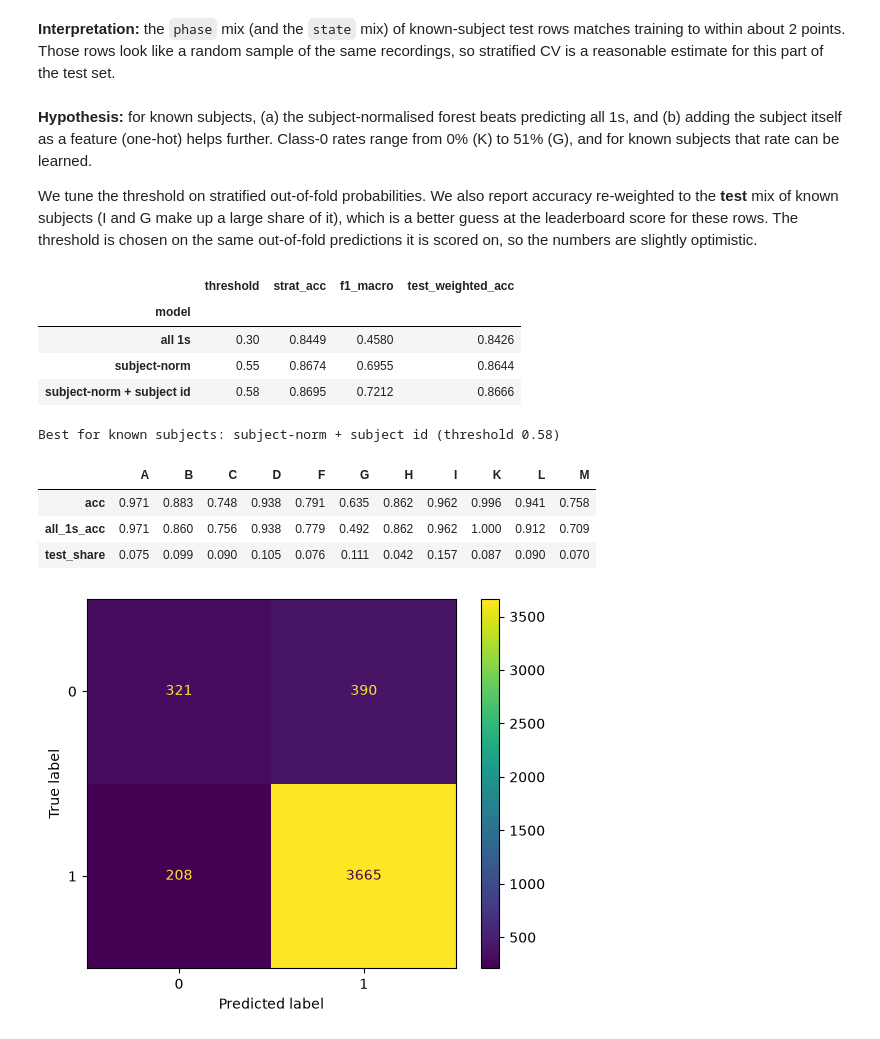
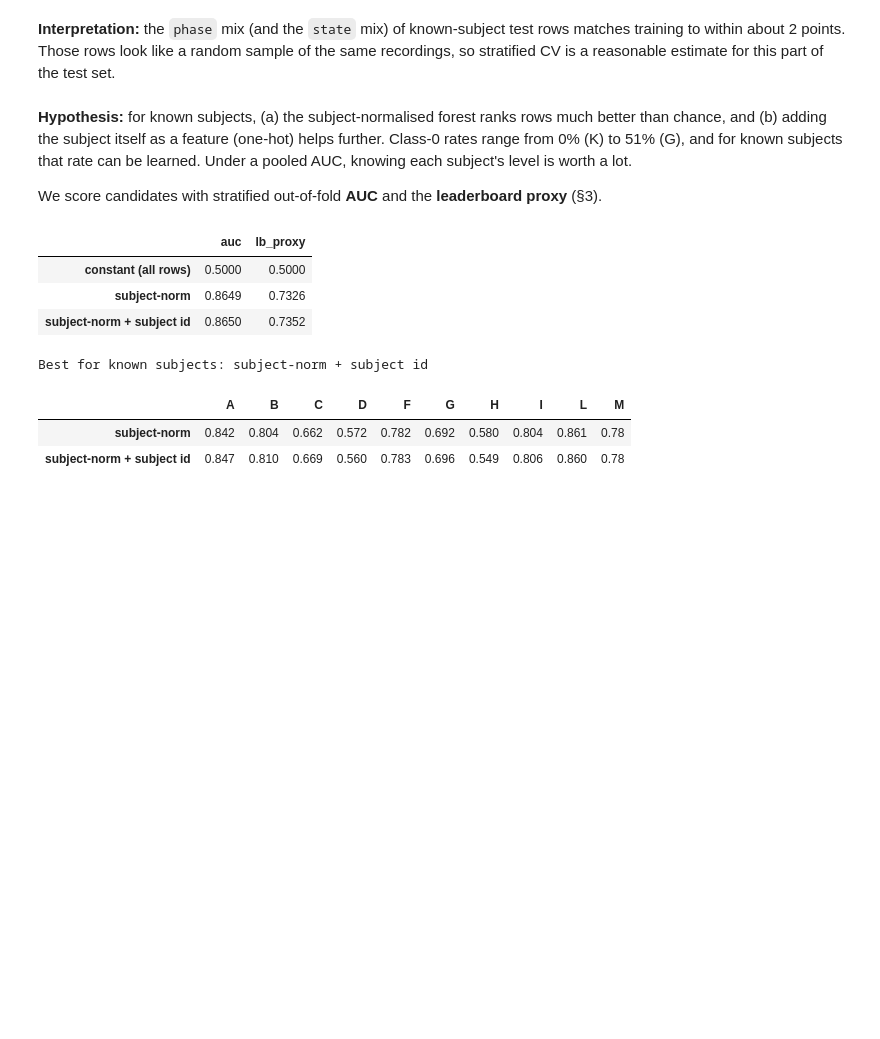
Before and after one commit to ayoolaore/ml_classifier_experiments, a Jupyter notebook: src/random_forest.ipynb, the cells around one changed output. Drawn from its saved outputs; the diff is of its cells as text; code cells hidden in the pictures; blank space fills up the shorter version.

```diff
--- a/src/random_forest.ipynb
+++ b/src/random_forest.ipynb
@@ -165,6 +202,6 @@ unseen subjects. We tune on grouped CV using the better feature set from Experim
 # %%
 best_rep = max(["raw", "subject-norm"],
-               key=lambda r: pd.DataFrame(results).set_index("model").loc[f"rf default, {r}", "group_acc"])
+               key=lambda r: pd.DataFrame(results).set_index("model").loc[f"rf default, {r}", "group_auc"])
 X_best, X_test_best = (X_norm, X_test_norm) if best_rep == "subject-norm" else (X_raw, X_test_raw)
 print("Using features:", best_rep)
 
@@ -173,9 +210,9 @@ for mf in ["sqrt", 0.1, 0.3]:
     for leaf in [1, 5, 20]:
         m = RandomForestClassifier(n_estimators=300, max_features=mf, min_samples_leaf=leaf,
                                    n_jobs=-1, random_state=RANDOM_STATE)
-        s = cross_validate(m, X_best, y, cv=gkf, groups=groups, n_jobs=-1, scoring=["accuracy", "f1_macro"])
+        s = cross_validate(m, X_best, y, cv=gkf, groups=groups, n_jobs=-1, scoring=["roc_auc", "accuracy"])
         grid.append({"max_features": mf, "min_samples_leaf": leaf,
-                     "group_acc": s["test_accuracy"].mean(), "group_f1m": s["test_f1_macro"].mean()})
+                     "group_auc": s["test_roc_auc"].mean(), "group_acc": s["test_accuracy"].mean()})
 grid = pd.DataFrame(grid)
-grid.pivot(index="max_features", columns="min_samples_leaf", values="group_acc").round(4)
+grid.pivot(index="max_features", columns="min_samples_leaf", values="group_auc").round(4)
 # %% [output]
@@ -188,5 +225,5 @@ Using features: raw
 # %%
-best = grid.loc[grid.group_acc.idxmax()]
+best = grid.loc[grid.group_auc.idxmax()]
 best_params = {"max_features": best.max_features, "min_samples_leaf": int(best.min_samples_leaf)}
 print("Best:", best_params)
 rf_best = RandomForestClassifier(n_estimators=500, n_jobs=-1, random_state=RANDOM_STATE, **best_params)
@@ -363,14 +409,12 @@ Test rows from known subjects: 45.7% (791 rows)
 training to within about 2 points. Those rows look like a random sample of the same recordings, so
 stratified CV is a reasonable estimate for this part of the test set.
 # %% [markdown]
-**Hypothesis:** for known subjects, (a) the subject-normalised forest beats predicting all 1s, and
-(b) adding the subject itself as a feature (one-hot) helps further. Class-0 rates range from 0% (K)
-to 51% (G), and for known subjects that rate can be learned.
+**Hypothesis:** for known subjects, (a) the subject-normalised forest ranks rows much better than
+chance, and (b) adding the subject itself as a feature (one-hot) helps further. Class-0 rates range
+from 0% (K) to 51% (G), and for known subjects that rate can be learned. Under a pooled AUC, knowing
+each subject's level is worth a lot.
 
-We tune the threshold on stratified out-of-fold probabilities. We also report accuracy re-weighted to
-the **test** mix of known subjects (I and G make up a large share of it), which is a better guess at
-the leaderboard score for these rows. The threshold is chosen on the same out-of-fold predictions it
-is scored on, so the numbers are slightly optimistic.
+We score candidates with stratified out-of-fold **AUC** and the **leaderboard proxy** (§3).
 # %%
 subj_cols = sorted(train.subject.unique())
 def subject_onehot(df):
@@ -386,41 +430,22 @@ rf_known = RandomForestClassifier(n_estimators=500, n_jobs=-1, random_state=RAND
 oof_known = {name: cross_val_predict(rf_known, X, y, cv=skf, method="predict_proba", n_jobs=-1)[:, 1]
              for name, (X, _) in candidates.items()}
 
-test_mix = test_known.subject.value_counts(normalize=True)
-def test_weighted_acc(pred):
-    per_subj = pd.Series(pred == y.values).groupby(groups.values).mean()
-    return (per_subj.reindex(test_mix.index) * test_mix).sum()
-
-rows, known_thresholds = [], {}
-for name, p in [("all 1s", np.ones(len(y)))] + list(oof_known.items()):
-    t = thresholds[int(np.argmax([accuracy_score(y, (p >= t).astype(int)) for t in thresholds]))]
-    known_thresholds[name] = t
-    pred = (p >= t).astype(int)
-    rows.append({"model": name, "threshold": t, "strat_acc": accuracy_score(y, pred),
-                 "f1_macro": f1_score(y, pred, average="macro"),
-                 "test_weighted_acc": test_weighted_acc(pred)})
-known_results = pd.DataFrame(rows).set_index("model")
+known_results = pd.DataFrame(
+    {"constant (all rows)": {"auc": 0.5, "lb_proxy": lb_proxy(np.full(len(y), PRIOR))}}
+    | {name: {"auc": roc_auc_score(y, p), "lb_proxy": lb_proxy(p)} for name, p in oof_known.items()}).T
 known_results.round(4)
 # %% [output]
-|  | threshold | strat_acc | f1_macro | test_weighted_acc |
-| model |  |  |  |  |
-| all 1s | 0.30 | 0.8449 | 0.4580 | 0.8426 |
-| subject-norm | 0.55 | 0.8674 | 0.6955 | 0.8644 |
-| subject-norm + subject id | 0.58 | 0.8695 | 0.7212 | 0.8666 |
+|  | auc | lb_proxy |
+| constant (all rows) | 0.5000 | 0.5000 |
+| subject-norm | 0.8649 | 0.7326 |
+| subject-norm + subject id | 0.8650 | 0.7352 |
 # %%
-best_known = known_results.drop("all 1s").test_weighted_acc.idxmax()
-t_known = known_thresholds[best_known]
-pred = (oof_known[best_known] >= t_known).astype(int)
-print(f"Best for known subjects: {best_known} (threshold {t_known:.2f})")
-ConfusionMatrixDisplay(confusion_matrix(y, pred)).plot()
-pd.DataFrame({"acc": pd.Series(pred == y.values).groupby(groups.values).mean(),
-              "all_1s_acc": (y == 1).groupby(groups.values).mean(),
-              "test_share": test_mix}).round(3).T
+best_known = known_results.drop("constant (all rows)").lb_proxy.idxmax()
+print(f"Best for known subjects: {best_known}")
+pd.DataFrame({name: within_subject_auc(p) for name, p in oof_known.items()}).round(3).T
 # %% [output]
-Best for known subjects: subject-norm + subject id (threshold 0.58)
+Best for known subjects: subject-norm + subject id
-|  | A | B | C | D | F | G | H | I | K | L | M |
-| acc | 0.971 | 0.883 | 0.748 | 0.938 | 0.791 | 0.635 | 0.862 | 0.962 | 0.996 | 0.941 | 0.758 |
-| all_1s_acc | 0.971 | 0.860 | 0.756 | 0.938 | 0.779 | 0.492 | 0.862 | 0.962 | 1.000 | 0.912 | 0.709 |
-| test_share | 0.075 | 0.099 | 0.090 | 0.105 | 0.076 | 0.111 | 0.042 | 0.157 | 0.087 | 0.090 | 0.070 |
+|  | A | B | C | D | F | G | H | I | L | M |
+| subject-norm | 0.842 | 0.804 | 0.662 | 0.572 | 0.782 | 0.692 | 0.580 | 0.804 | 0.861 | 0.78 |
+| subject-norm + subject id | 0.847 | 0.810 | 0.669 | 0.560 | 0.783 | 0.696 | 0.549 | 0.806 | 0.860 | 0.78 |
-[figure, removed]
 # %% [markdown]
```
Also changed, not shown: parts of 35 cells of this notebook, 13 other files.
